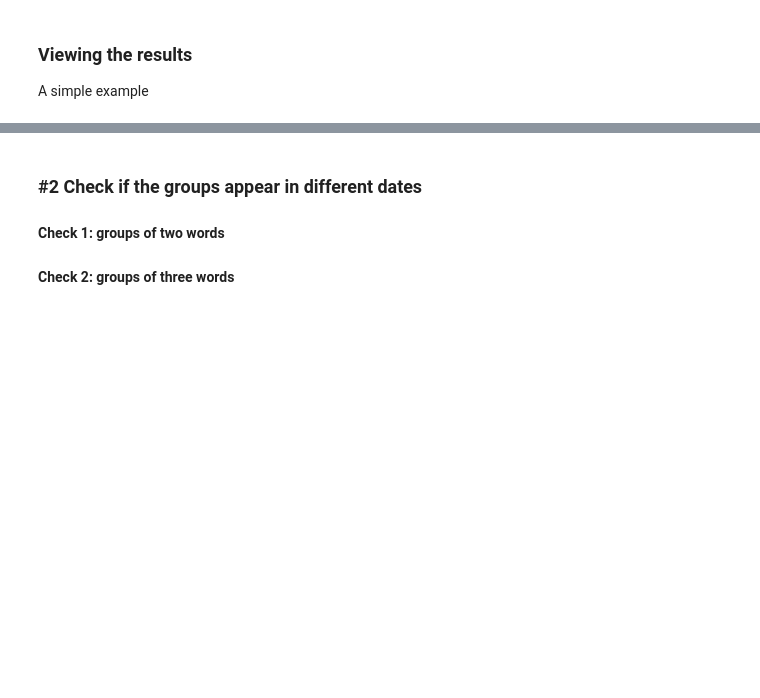
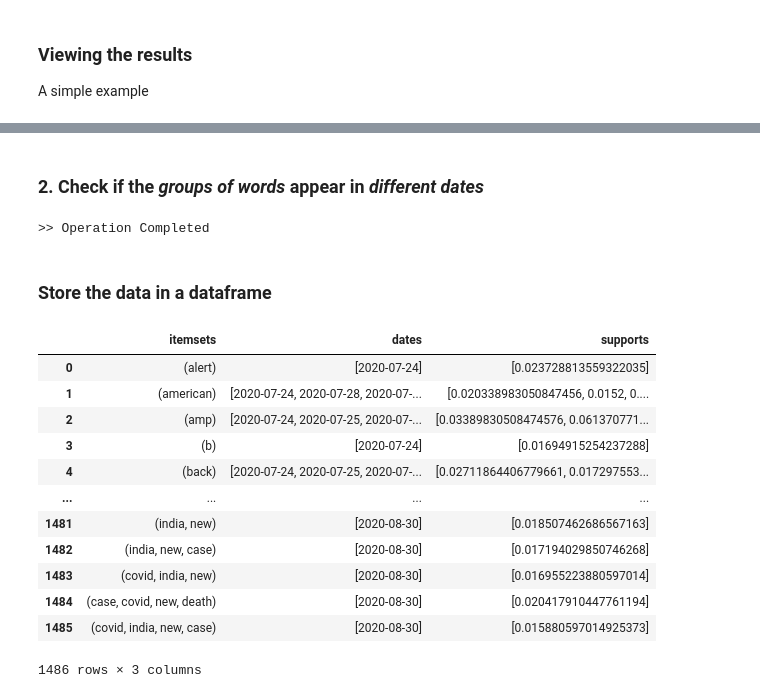
Before and after one commit to DanielePassabi/Uni_DataMining2021_FrequentTopicsThroughTimeProject, a Jupyter notebook: Daniele Passabì 221229/src/02_2_algorithm_with_mlxtend_apriori.ipynb, the cells around one changed output, grey strips where cells are left out. Saved outputs shown, nothing was run; the diff lists cells and outputs as text; code cells hidden in the pictures; blank space fills up the shorter version.

```diff
--- a/Daniele Passabì 221229/src/02_2_algorithm_with_mlxtend_apriori.ipynb
+++ b/Daniele Passabì 221229/src/02_2_algorithm_with_mlxtend_apriori.ipynb
@@ -100,33 +116,68 @@ A simple example
 # %% [markdown]
-### \#2 Check if the groups appear in different dates
-#### Check 1: groups of two words
-#### Check 2: groups of three words
+### 2. Check if the *groups of words* appear in *different dates*
 # %%
-DEBUG = False
-
 final_results = {}
 
 # iterate on every [date, [[group_of_2],[group_of_3]]]
-for res in tqdm(results_list):
+for res in results_list:
 
-    date = res[0]           # get the date
-    list_of_groups = res[1] # in pos 0 --> 1 word, in pos 1 --> 2 words, ...
+    date = res[0]    # get the date
+    df = res[1]      # get the df with all the itemsets
 
-    # iterate on every pair of every groups
+    # iterate on every row of the df
+    n = len(df)
 
-    for group in list_of_groups:
+    if n > 0: # we ignore empty dataset
 
-        for key, value in group.items():
+        i = 0
+        while i < n:
 
-            if DEBUG:
-                print(date)
-                print(key)
+            key = df["itemsets"][i]
+            support = df["support"][i]
 
             # if the key is already in the solutions dict --> update its value with current data
             if key in final_results:
                 final_results[key][0].append(date)
-                final_results[key][1].append(value)
+                final_results[key][1].append(support)
 
             # if it is a new group --> create a list with the date value
             else:
-                final_results[key] = [[date],[value]]
+                final_results[key] = [[date],[support]]
+
+            i = i+1
+
+print(">> Operation Completed")
+# %% [output]
+>> Operation Completed
+# %% [markdown]
+### Store the data in a dataframe
+# %%
+words_column = []
+dates_column = []
+count_column = []
+for k,v in final_results.items():
+    words_column.append(k)
+    dates_column.append(v[0])
+    count_column.append(v[1])
+
+final_results_df = pd.DataFrame(
+    {'itemsets': words_column,
+     'dates': dates_column,
+     'supports': count_column
+    })
+
+final_results_df
+# %% [output]
+|  | itemsets | dates | supports |
+| 0 | (alert) | [2020-07-24] | [0.023728813559322035] |
+| 1 | (american) | [2020-07-24, 2020-07-28, 2020-07-... | [0.020338983050847456, 0.0152, 0.... |
+| 2 | (amp) | [2020-07-24, 2020-07-25, 2020-07-... | [0.03389830508474576, 0.061370771... |
+| 3 | (b) | [2020-07-24] | [0.01694915254237288] |
+| 4 | (back) | [2020-07-24, 2020-07-25, 2020-07-... | [0.02711864406779661, 0.017297553... |
+| ... | ... | ... | ... |
+| 1481 | (india, new) | [2020-08-30] | [0.018507462686567163] |
+| 1482 | (india, new, case) | [2020-08-30] | [0.017194029850746268] |
+| 1483 | (covid, india, new) | [2020-08-30] | [0.016955223880597014] |
+| 1484 | (case, covid, new, death) | [2020-08-30] | [0.020417910447761194] |
+| 1485 | (covid, india, new, case) | [2020-08-30] | [0.015880597014925373] |
+1486 rows × 3 columns
```
Also changed, not shown: parts of 13 cells of this notebook, 15 other files.
